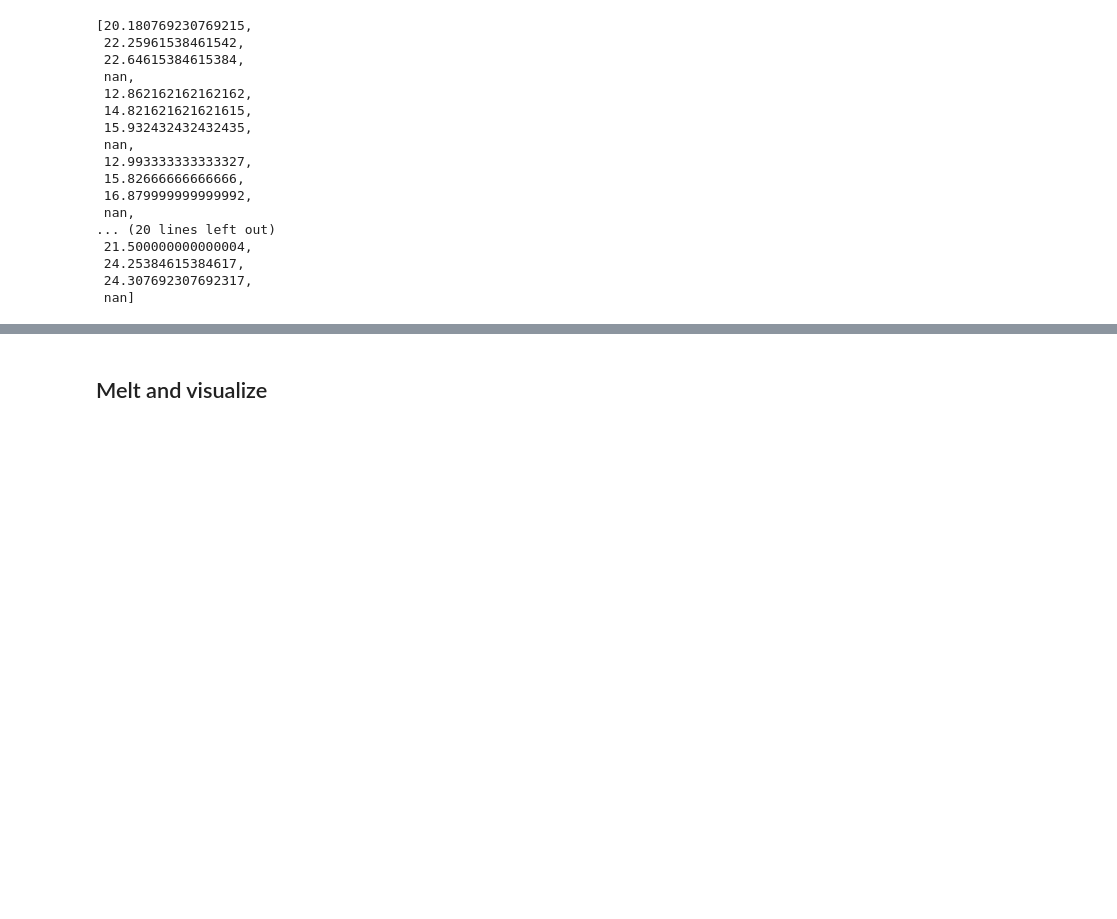
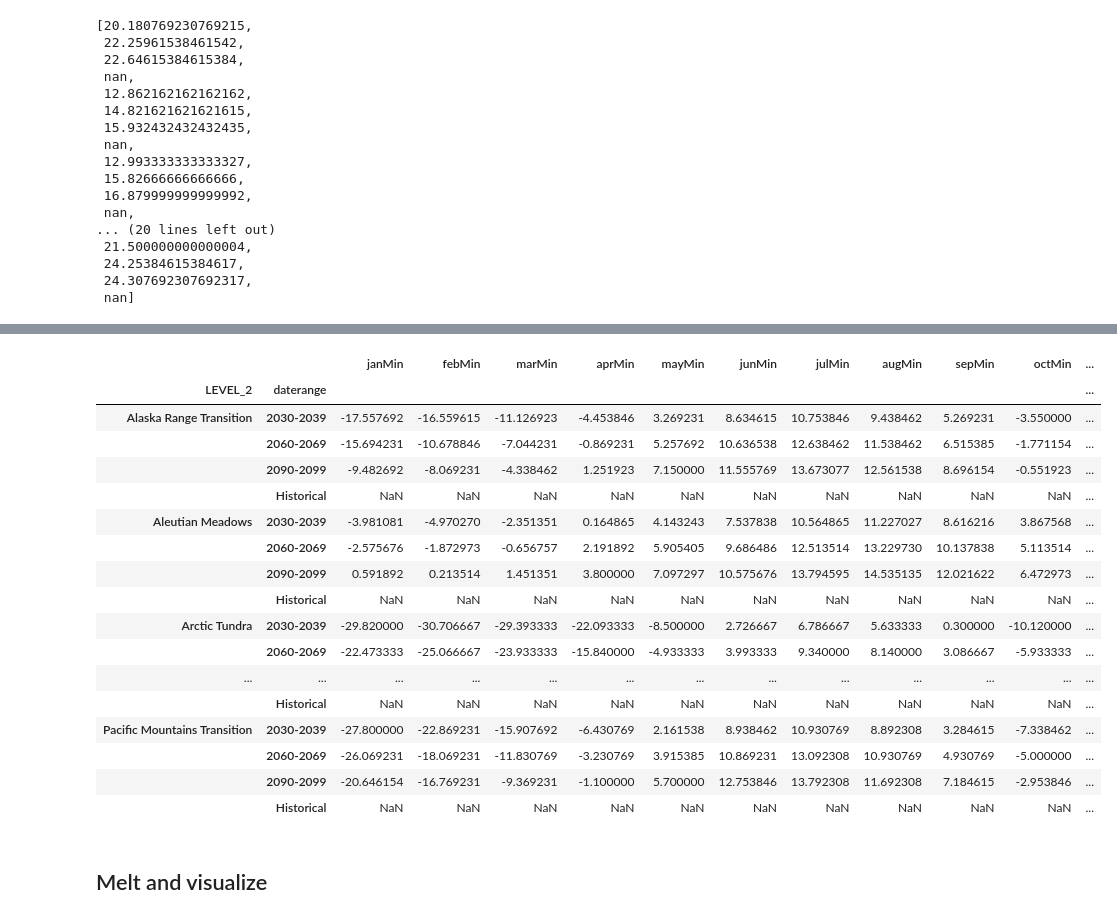
Before and after one commit to LVParkinson/Alaska-Berry-Futures, a Jupyter notebook: 2023.02.16_AK temperature.ipynb, the cells around one changed output, grey strips where cells are left out. Cells and saved outputs as stored; diff of their text form; code cells hidden in the pictures; blank space fills up the shorter version.

```diff
--- a/2023.02.16_AK temperature.ipynb
+++ b/2023.02.16_AK temperature.ipynb
@@ -130,3 +164,24 @@ regional_temp_max['junMax'].to_list()
+# %%
+regional_temp_min
+# %% [output]
+|  |  | janMin | febMin | marMin | aprMin | mayMin | junMin | julMin | augMin | sepMin | octMin | ... |
+| LEVEL_2 | daterange |  |  |  |  |  |  |  |  |  |  | ... |
+| Alaska Range Transition | 2030-2039 | -17.557692 | -16.559615 | -11.126923 | -4.453846 | 3.269231 | 8.634615 | 10.753846 | 9.438462 | 5.269231 | -3.550000 | ... |
+|  | 2060-2069 | -15.694231 | -10.678846 | -7.044231 | -0.869231 | 5.257692 | 10.636538 | 12.638462 | 11.538462 | 6.515385 | -1.771154 | ... |
+|  | 2090-2099 | -9.482692 | -8.069231 | -4.338462 | 1.251923 | 7.150000 | 11.555769 | 13.673077 | 12.561538 | 8.696154 | -0.551923 | ... |
+|  | Historical | NaN | NaN | NaN | NaN | NaN | NaN | NaN | NaN | NaN | NaN | ... |
+| Aleutian Meadows | 2030-2039 | -3.981081 | -4.970270 | -2.351351 | 0.164865 | 4.143243 | 7.537838 | 10.564865 | 11.227027 | 8.616216 | 3.867568 | ... |
+|  | 2060-2069 | -2.575676 | -1.872973 | -0.656757 | 2.191892 | 5.905405 | 9.686486 | 12.513514 | 13.229730 | 10.137838 | 5.113514 | ... |
+|  | 2090-2099 | 0.591892 | 0.213514 | 1.451351 | 3.800000 | 7.097297 | 10.575676 | 13.794595 | 14.535135 | 12.021622 | 6.472973 | ... |
+|  | Historical | NaN | NaN | NaN | NaN | NaN | NaN | NaN | NaN | NaN | NaN | ... |
+| Arctic Tundra | 2030-2039 | -29.820000 | -30.706667 | -29.393333 | -22.093333 | -8.500000 | 2.726667 | 6.786667 | 5.633333 | 0.300000 | -10.120000 | ... |
+|  | 2060-2069 | -22.473333 | -25.066667 | -23.933333 | -15.840000 | -4.933333 | 3.993333 | 9.340000 | 8.140000 | 3.086667 | -5.933333 | ... |
+| ... | ... | ... | ... | ... | ... | ... | ... | ... | ... | ... | ... | ... |
+|  | Historical | NaN | NaN | NaN | NaN | NaN | NaN | NaN | NaN | NaN | NaN | ... |
+| Pacific Mountains Transition | 2030-2039 | -27.800000 | -22.869231 | -15.907692 | -6.430769 | 2.161538 | 8.938462 | 10.930769 | 8.892308 | 3.284615 | -7.338462 | ... |
+|  | 2060-2069 | -26.069231 | -18.069231 | -11.830769 | -3.230769 | 3.915385 | 10.869231 | 13.092308 | 10.930769 | 4.930769 | -5.000000 | ... |
+|  | 2090-2099 | -20.646154 | -16.769231 | -9.369231 | -1.100000 | 5.700000 | 12.753846 | 13.792308 | 11.692308 | 7.184615 | -2.953846 | ... |
+|  | Historical | NaN | NaN | NaN | NaN | NaN | NaN | NaN | NaN | NaN | NaN | ... |
 # %% [markdown]
 ## Melt and visualize
 # %%
```
Also changed, not shown: parts of 11 cells of this notebook.
